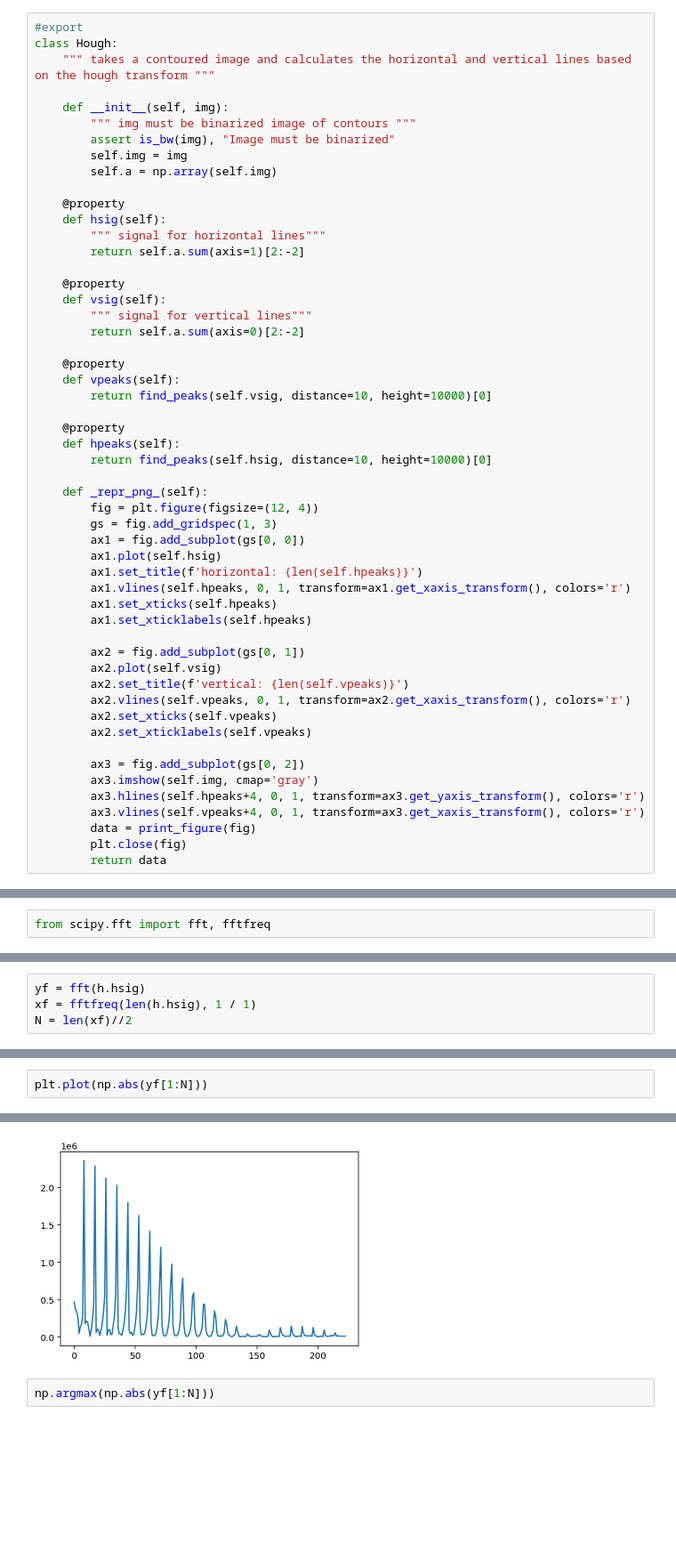
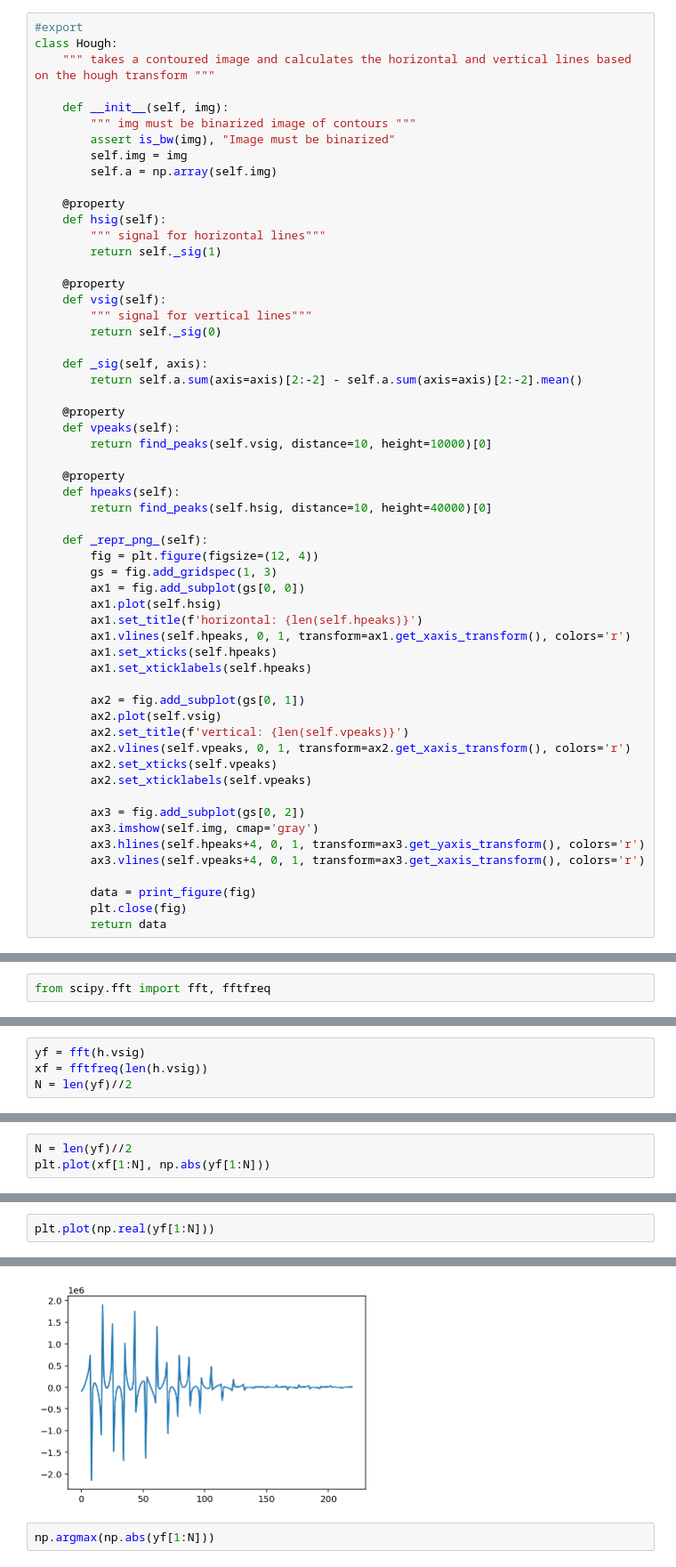
Before and after one commit to idrisr/chessocrnb, a Jupyter notebook: nbs/05_hough.py.ipynb, the cells around one changed output, grey strips where cells are left out. Shown at 89% size. Cells and saved outputs as stored; diff of their text form; blank space fills up the shorter version.

```diff
--- a/nbs/05_hough.py.ipynb
+++ b/nbs/05_hough.py.ipynb
@@ -43,12 +38,15 @@ class Hough:
     @property
     def hsig(self):
         """ signal for horizontal lines"""
-        return self.a.sum(axis=1)[2:-2]
+        return self._sig(1)
 
     @property
     def vsig(self):
         """ signal for vertical lines"""
-        return self.a.sum(axis=0)[2:-2]
+        return self._sig(0)
+
+    def _sig(self, axis):
+        return self.a.sum(axis=axis)[2:-2] - self.a.sum(axis=axis)[2:-2].mean()
 
     @property
     def vpeaks(self):
@@ -56,7 +54,7 @@ class Hough:
 
     @property
     def hpeaks(self):
-        return find_peaks(self.hsig, distance=10, height=10000)[0]
+        return find_peaks(self.hsig, distance=10, height=40000)[0]
 
     def _repr_png_(self):
         fig = plt.figure(figsize=(12, 4))
@@ -79,6 +77,7 @@ class Hough:
         ax3.imshow(self.img, cmap='gray')
         ax3.hlines(self.hpeaks+4, 0, 1, transform=ax3.get_yaxis_transform(), colors='r')
         ax3.vlines(self.vpeaks+4, 0, 1, transform=ax3.get_xaxis_transform(), colors='r')
+
         data = print_figure(fig)
         plt.close(fig)
         return data
@@ -111,4 +119,4 @@ from scipy.fft import fft, fftfreq
 # %%
-yf = fft(h.hsig)
-xf = fftfreq(len(h.hsig), 1 / 1)
-N = len(xf)//2
+yf = fft(h.vsig)
+xf = fftfreq(len(h.vsig))
+N = len(yf)//2
@@ -114,0 +125,3 @@ N = len(xf)//2
+# %%
+N = len(yf)//2
+plt.plot(xf[1:N], np.abs(yf[1:N]))
@@ -115,8 +131,8 @@ N = len(xf)//2
 # %%
-plt.plot(np.abs(yf[1:N]))
+plt.plot(np.real(yf[1:N]))
 # %% [output]
 [<matplotlib.lines.Line2D at 0x...>]
-[figure, old version]
+[figure, new version]
 # %%
 np.argmax(np.abs(yf[1:N]))
 # %% [output]
```
Also changed, not shown: parts of 15 cells of this notebook, 1 other file.
